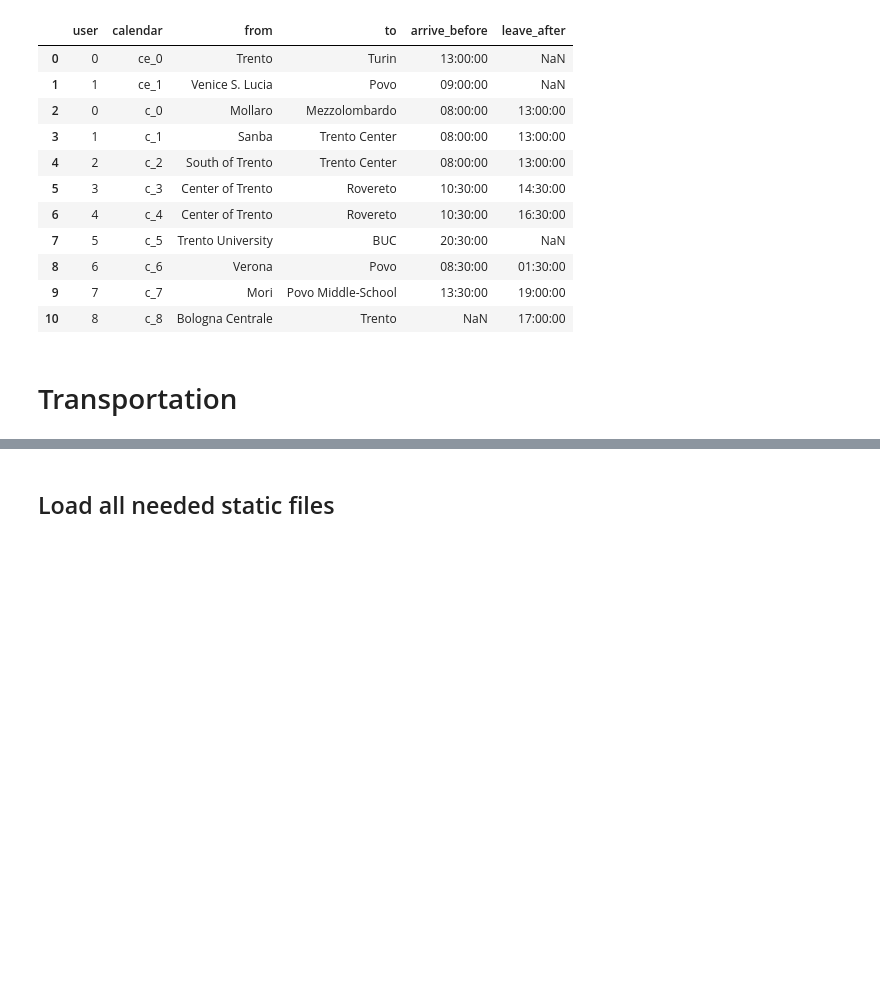
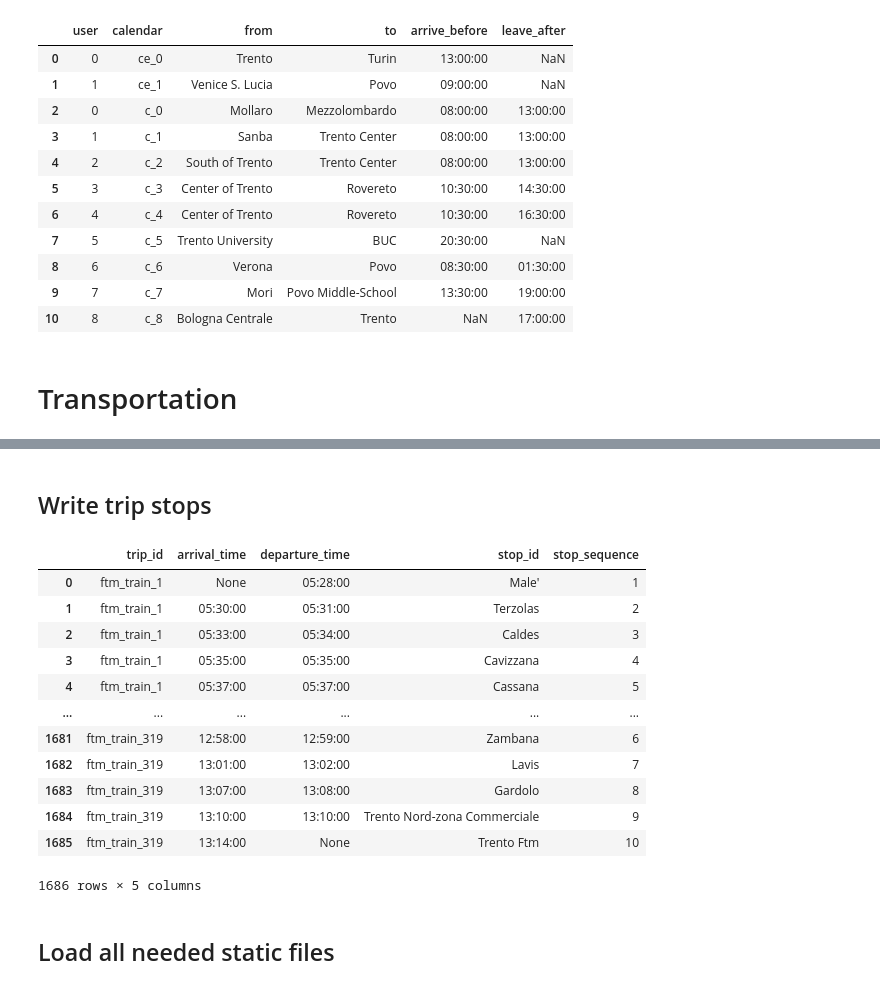
Before and after one commit to ThomasPasquali/Transportation-Education-Facilities, a Jupyter notebook: Phase 2 - Information Gathering/Code Libraries/parser.ipynb, the cells around one changed output, grey strips where cells are left out. Cells and saved outputs as stored; diff of their text form; code cells hidden in the pictures; blank space fills up the shorter version.

```diff
--- a/Phase 2 - Information Gathering/Code Libraries/parser.ipynb
+++ b/Phase 2 - Information Gathering/Code Libraries/parser.ipynb
@@ -149,0 +148,12 @@ TODO
+# %%
+SCRAPY_OUT_BASE_PATH = '../Raw data/'
+SCRAPY_BASEPATH = './E656_scraper/'
+SCRAPY_DFS = {}
+SCRAPY_FILENAMES = {
+  'trento_trains': 'trento_trains',
+  'ftm_trains': 'ftm_routes_trips',
+  'ftm_stops': 'ftm_stops',
+  # 'stops': 'stops',
+}
+for name, path in SCRAPY_FILENAMES.items():
+  SCRAPY_DFS[name] = pd.read_json(SCRAPY_BASEPATH + path + '.json')
@@ -150,3 +277,36 @@ TODO
+# %% [markdown]
+## Write trip stops
+# %%
+stop_times = []
+ftm_stop_times.drop_duplicates(inplace=True)
+ftm_stop_times.sort_values(by=['name', 'arrival_time'], ascending=[True, True], na_position='first', inplace=True)
+
+for group_name, group_data in ftm_stop_times.groupby('name'):
+  stop_times = stop_times + list(range(1, len(group_data) + 1))
+
+ftm_stop_times_ = pd.DataFrame({
+  'trip_id': map(lambda x: f'ftm_train_{x}', ftm_stop_times['name'].to_list()),
+  'arrival_time': map(lambda x: x.replace('.', ':') if x is not None else x, ftm_stop_times['arrival_time'].to_list()),
+  'departure_time':map(lambda x: x.replace('.', ':') if x is not None else x, ftm_stop_times['departure_time'].to_list()),
+  'stop_id': ftm_stop_times['stop'].to_list(), # TODO link with stop
+  'stop_sequence': stop_times
+})
+ftm_stop_times_.to_csv(f'{SCRAPY_OUT_BASE_PATH}tt_ftm/stop_times.txt')
+ftm_stop_times_
+# %% [output]
+|  | trip_id | arrival_time | departure_time | stop_id | stop_sequence |
+| 0 | ftm_train_1 | None | 05:28:00 | Male' | 1 |
+| 1 | ftm_train_1 | 05:30:00 | 05:31:00 | Terzolas | 2 |
+| 2 | ftm_train_1 | 05:33:00 | 05:34:00 | Caldes | 3 |
+| 3 | ftm_train_1 | 05:35:00 | 05:35:00 | Cavizzana | 4 |
+| 4 | ftm_train_1 | 05:37:00 | 05:37:00 | Cassana | 5 |
+| ... | ... | ... | ... | ... | ... |
+| 1681 | ftm_train_319 | 12:58:00 | 12:59:00 | Zambana | 6 |
+| 1682 | ftm_train_319 | 13:01:00 | 13:02:00 | Lavis | 7 |
+| 1683 | ftm_train_319 | 13:07:00 | 13:08:00 | Gardolo | 8 |
+| 1684 | ftm_train_319 | 13:10:00 | 13:10:00 | Trento Nord-zona Commerciale | 9 |
+| 1685 | ftm_train_319 | 13:14:00 | None | Trento Ftm | 10 |
+1686 rows × 5 columns
 # %% [markdown]
 ## Load all needed static files
 # %%
```
Also changed, not shown: parts of 9 cells of this notebook, 15 other files.
